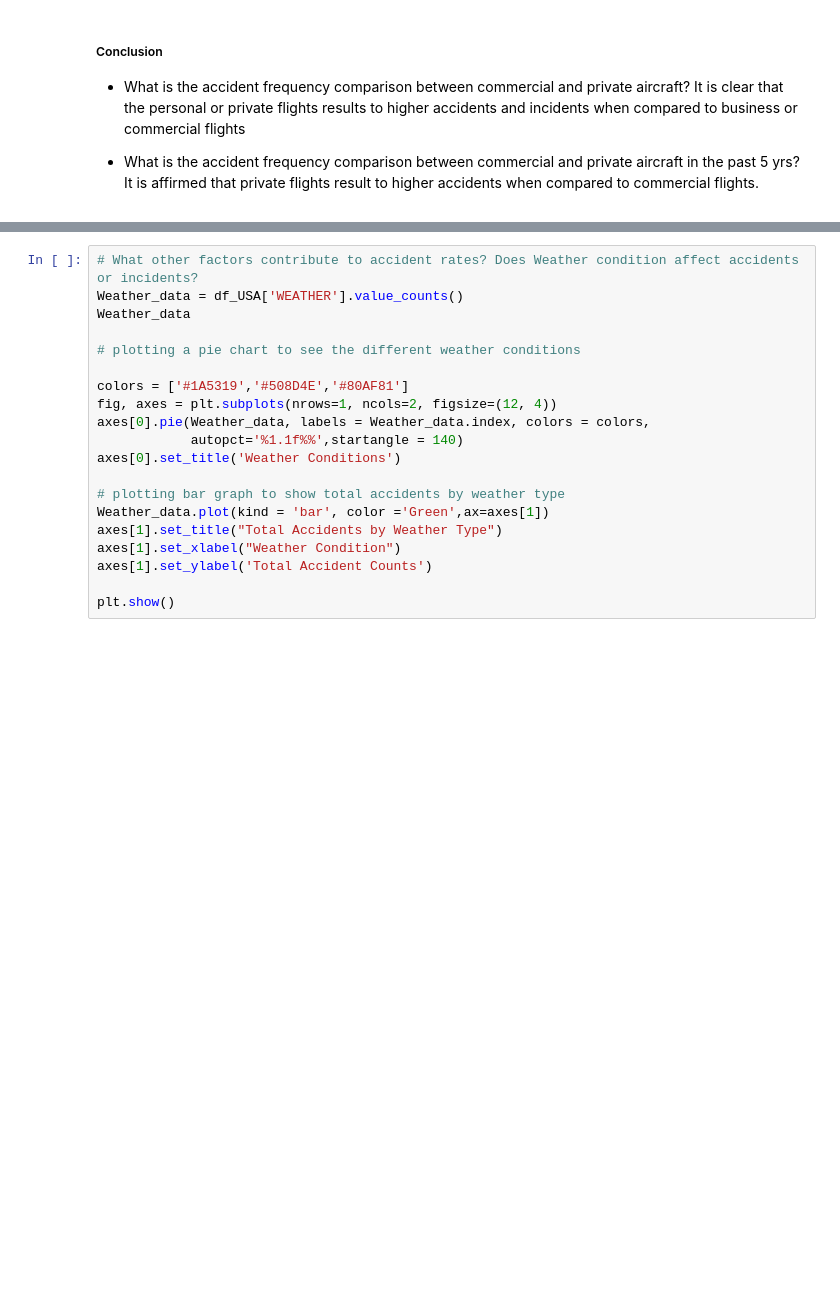
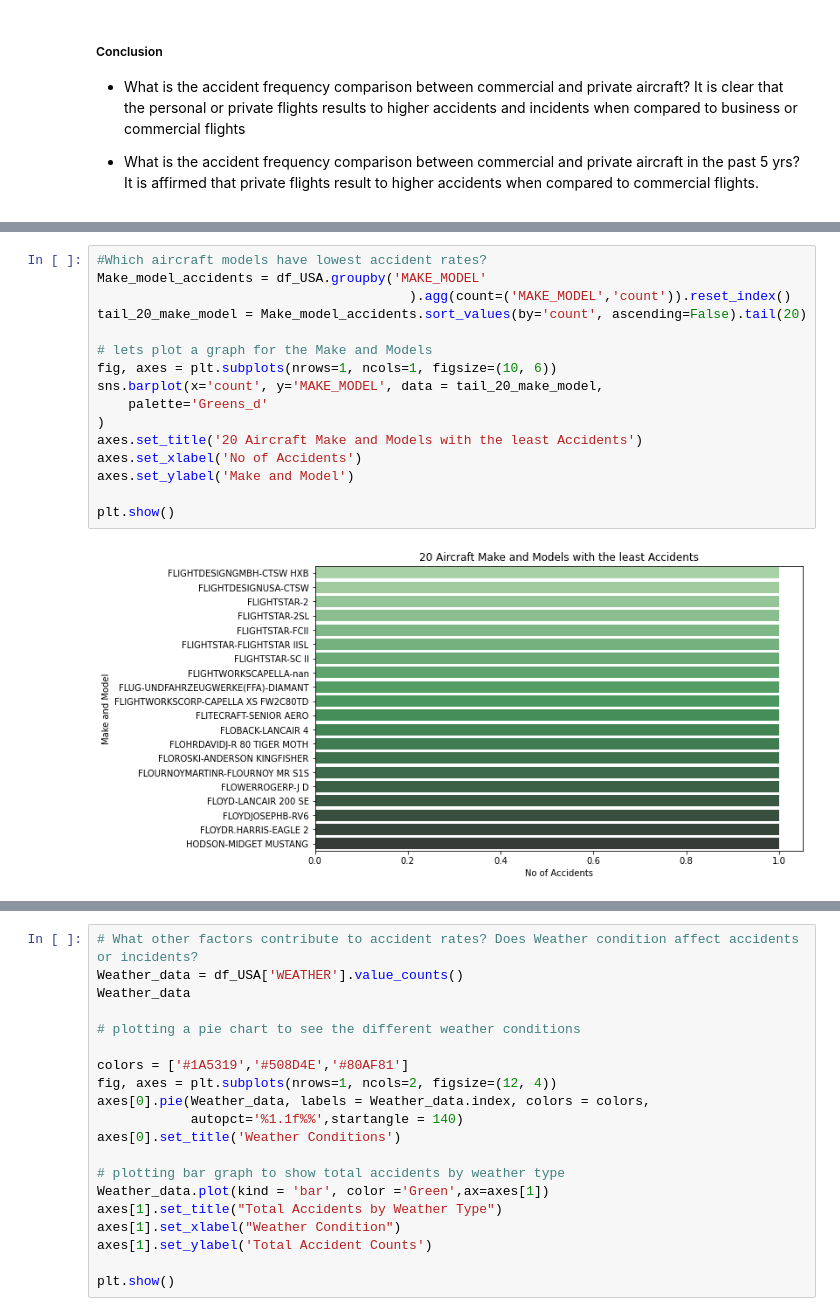
Before and after one commit to Ketty-Odero/Phase_1_DS_Project, a Jupyter notebook: Aviation.ipynb, the cells around one changed output, grey strips where cells are left out. Cells and saved outputs as stored; diff of their text form; blank space fills up the shorter version.

```diff
--- a/Aviation.ipynb
+++ b/Aviation.ipynb
@@ -611,3 +621,21 @@ axes.set_ylabel('Make and Model')
 plt.show()
 # %% [output]
 [figure]
+# %%
+#Which aircraft models have lowest accident rates?
+Make_model_accidents = df_USA.groupby('MAKE_MODEL'
+                                        ).agg(count=('MAKE_MODEL','count')).reset_index()
+tail_20_make_model = Make_model_accidents.sort_values(by='count', ascending=False).tail(20)
+
+# lets plot a graph for the Make and Models
+fig, axes = plt.subplots(nrows=1, ncols=1, figsize=(10, 6))
+sns.barplot(x='count', y='MAKE_MODEL', data = tail_20_make_model,
+    palette='Greens_d'
+)
+axes.set_title('20 Aircraft Make and Models with the least Accidents')
+axes.set_xlabel('No of Accidents')
+axes.set_ylabel('Make and Model')
+
+plt.show()
+# %% [output]
+[figure, added]
```
Also changed, not shown: parts of 20 cells of this notebook, 7 other files.
